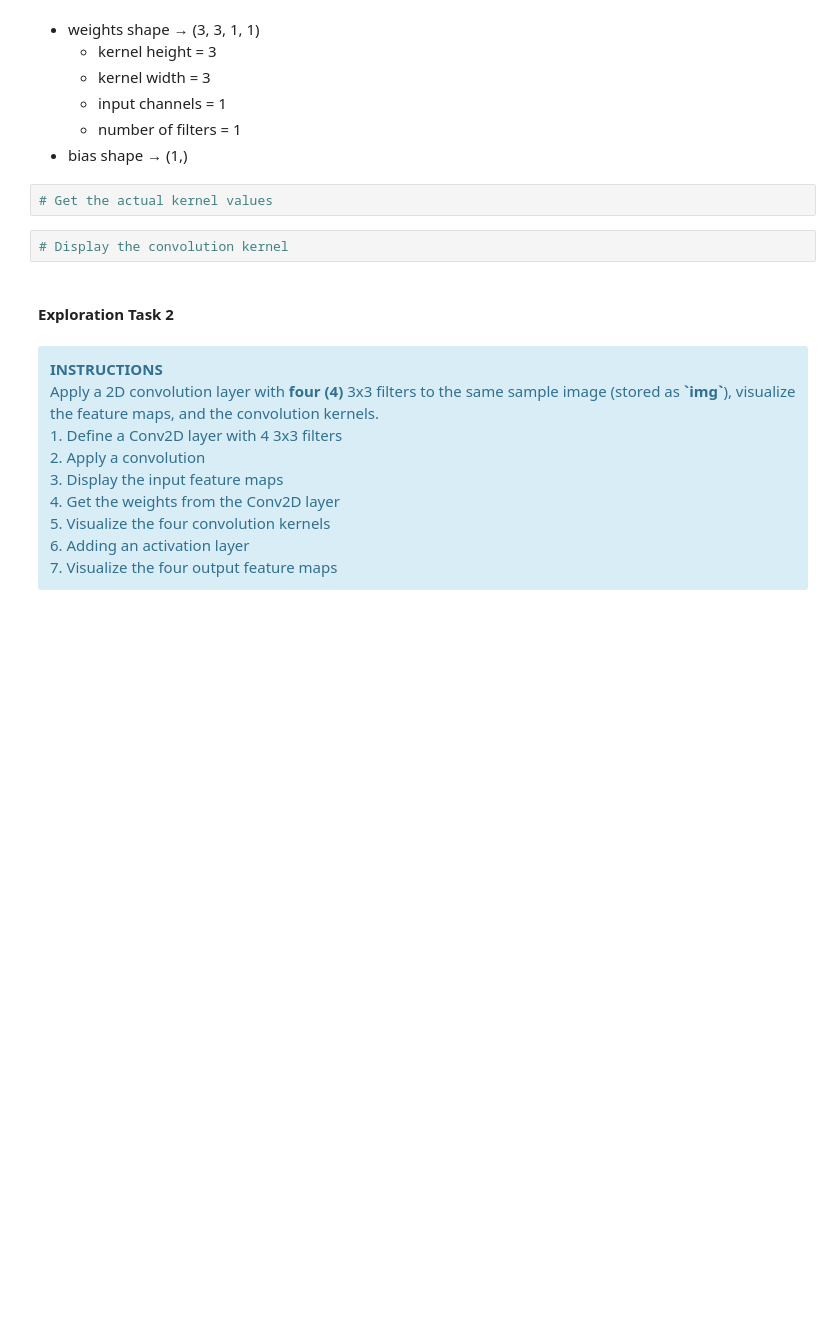
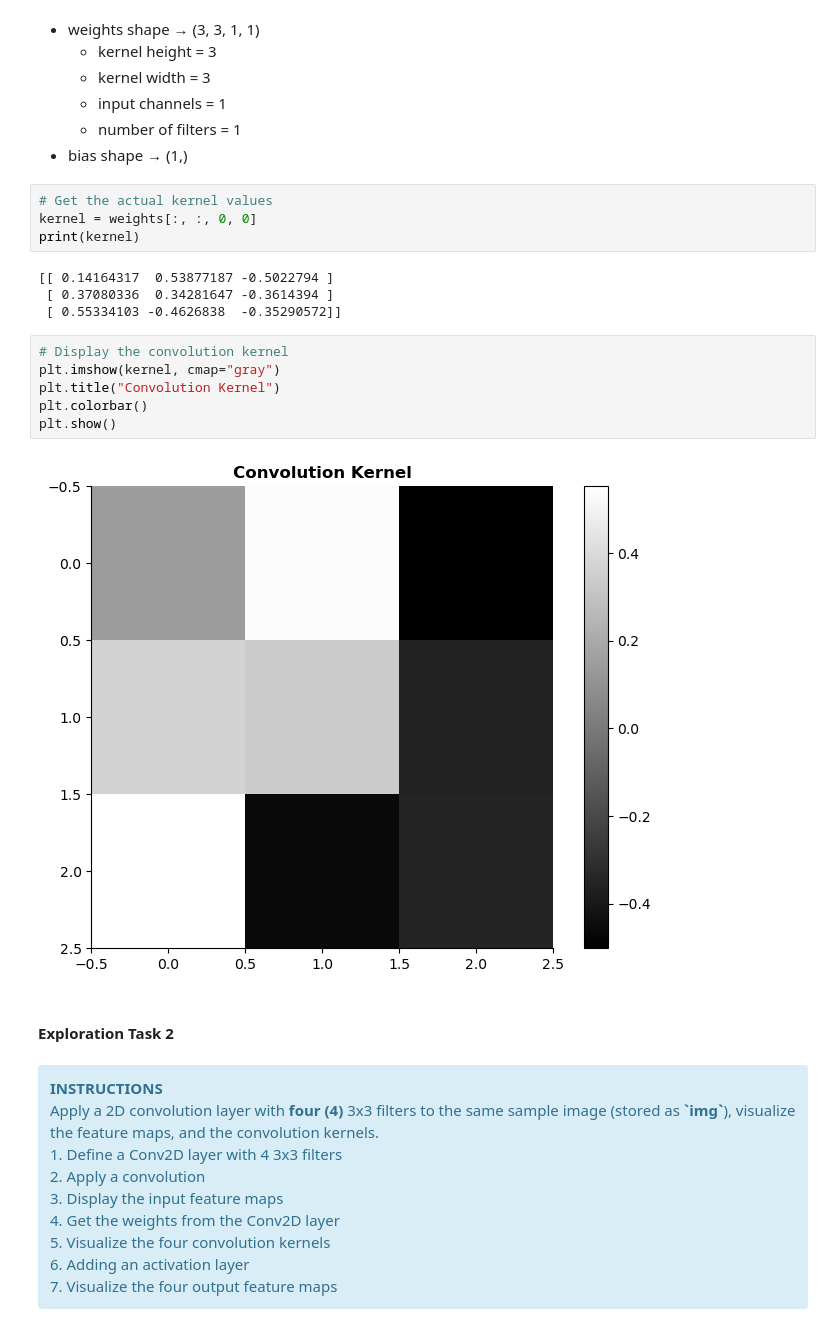
Before and after one commit to jjsantos02/ml3-lectures, a Jupyter notebook: notebooks/02-cnn-fundamentals/1-cnn-fundamentals-filled.ipynb, the cells around one changed output. Saved outputs shown, nothing was run; the diff lists cells and outputs as text; blank space fills up the shorter version.

```diff
--- a/notebooks/02-cnn-fundamentals/1-cnn-fundamentals-filled.ipynb
+++ b/notebooks/02-cnn-fundamentals/1-cnn-fundamentals-filled.ipynb
@@ -362,8 +362,20 @@ Output shape: (1, 26, 26, 1)
 - bias shape → (1,)
 # %%
 # Get the actual kernel values
+kernel = weights[:, :, 0, 0]
+print(kernel)
+# %% [output]
+[[ 0.14164317  0.53877187 -0.5022794 ]
+ [ 0.37080336  0.34281647 -0.3614394 ]
+ [ 0.55334103 -0.4626838  -0.35290572]]
 # %%
 # Display the convolution kernel
+plt.imshow(kernel, cmap="gray")
+plt.title("Convolution Kernel")
+plt.colorbar()
+plt.show()
+# %% [output]
+[figure, added]
 # %% [markdown]
 #### Exploration Task 2
 # %% [markdown]
```
Also changed, not shown: parts of 21 cells of this notebook.
